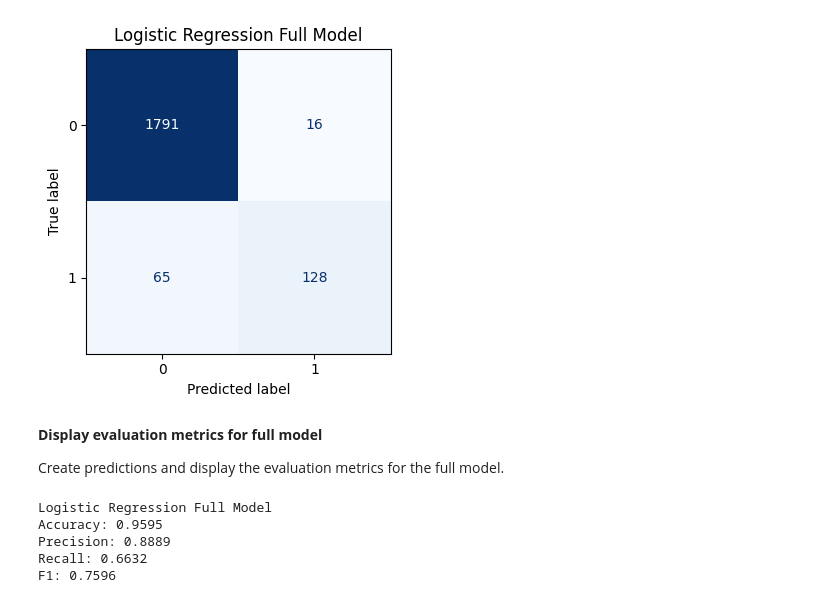
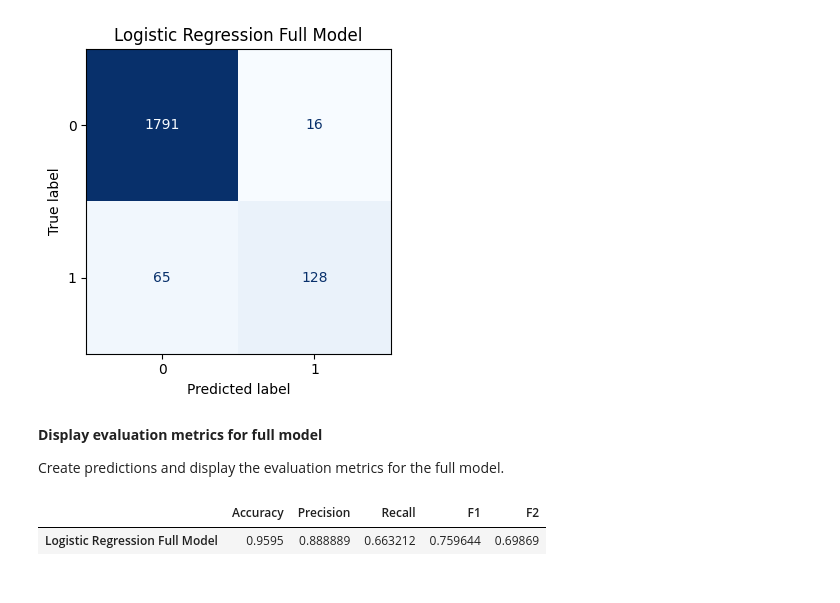
Before and after one commit to dcyoung23/msba511, a Jupyter notebook: docs/resources/tutorials/09_logistic_regression_tutorial.ipynb, the cells around one changed output. Saved outputs shown, nothing was run; the diff lists cells and outputs as text; code cells hidden in the pictures.

```diff
--- a/docs/resources/tutorials/09_logistic_regression_tutorial.ipynb
+++ b/docs/resources/tutorials/09_logistic_regression_tutorial.ipynb
@@ -551,10 +551,8 @@ Create predictions and display the evaluation metrics for the full model.
 # %%
 pred1 = reduced_logit_sk.predict(X_test[reduced_predictors])
 
-logit_sk_metrics = evaluate_model(y_test, pred1, title1)
+logit_sk_metrics = evaluate_model(y_test, pred1, beta=2, model_name=title1)
+logit_sk_metrics
 # %% [output]
-Logistic Regression Full Model
-Accuracy: 0.9595
-Precision: 0.8889
-Recall: 0.6632
-F1: 0.7596
+|  | Accuracy | Precision | Recall | F1 | F2 |
+| Logistic Regression Full Model | 0.9595 | 0.888889 | 0.663212 | 0.759644 | 0.69869 |
```
Also changed, not shown: parts of 2 cells of this notebook, 16 other files.
